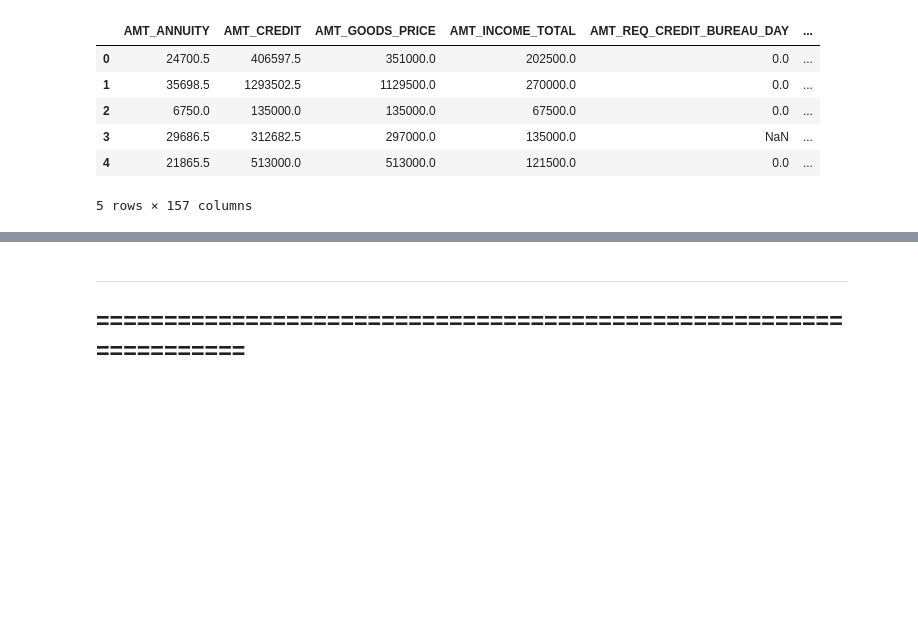
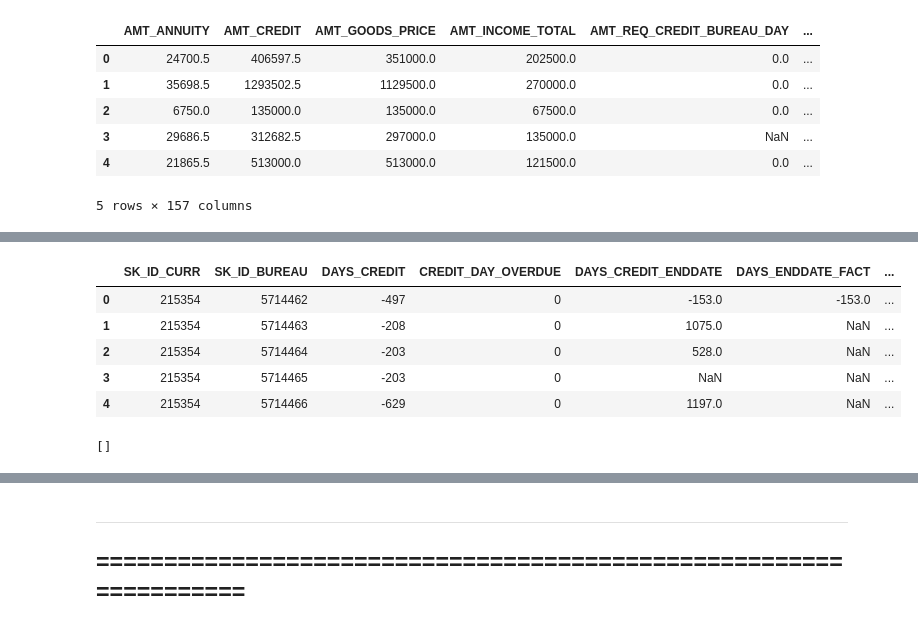
Before and after one commit to ecjang/pages, a Jupyter notebook: Kaggle/003_MultiClass_Classification_HomeCredit_LightGBM_7th.ipynb, the cells around one changed output, grey strips where cells are left out. Cells and saved outputs as stored; diff of their text form; code cells hidden in the pictures; blank space fills up the shorter version.

```diff
--- a/Kaggle/003_MultiClass_Classification_HomeCredit_LightGBM_7th.ipynb
+++ b/Kaggle/003_MultiClass_Classification_HomeCredit_LightGBM_7th.ipynb
@@ -585,0 +663,17 @@ return df
+# %%
+# Credit duration and credit/account end date difference
+bureau['CREDIT_DURATION'] = -bureau['DAYS_CREDIT'] + bureau['DAYS_CREDIT_ENDDATE']
+bureau['ENDDATE_DIF'] = bureau['DAYS_CREDIT_ENDDATE'] - bureau['DAYS_ENDDATE_FACT']
+
+# Credit to debt ratio and difference
+bureau['DEBT_PERCENTAGE'] = bureau['AMT_CREDIT_SUM'] / bureau['AMT_CREDIT_SUM_DEBT']
+bureau['DEBT_CREDIT_DIFF'] = bureau['AMT_CREDIT_SUM'] - bureau['AMT_CREDIT_SUM_DEBT']
+bureau['CREDIT_TO_ANNUITY_RATIO'] = bureau['AMT_CREDIT_SUM'] / bureau['AMT_ANNUITY']
+bureau.head()
+# %% [output]
+|  | SK_ID_CURR | SK_ID_BUREAU | DAYS_CREDIT | CREDIT_DAY_OVERDUE | DAYS_CREDIT_ENDDATE | DAYS_ENDDATE_FACT | ... |
+| 0 | 215354 | 5714462 | -497 | 0 | -153.0 | -153.0 | ... |
+| 1 | 215354 | 5714463 | -208 | 0 | 1075.0 | NaN | ... |
+| 2 | 215354 | 5714464 | -203 | 0 | 528.0 | NaN | ... |
+| 3 | 215354 | 5714465 | -203 | 0 | NaN | NaN | ... |
+| 4 | 215354 | 5714466 | -629 | 0 | 1197.0 | NaN | ... |
@@ -585,0 +690,6 @@ return df
+# %%
+# One_hot encoder
+bureau, categorical_cols = one_hot_encoder(bureau, nan_as_category=False)
+categorical_cols
+# %% [output]
+[]
```
Also changed, not shown: parts of 15 cells of this notebook.
